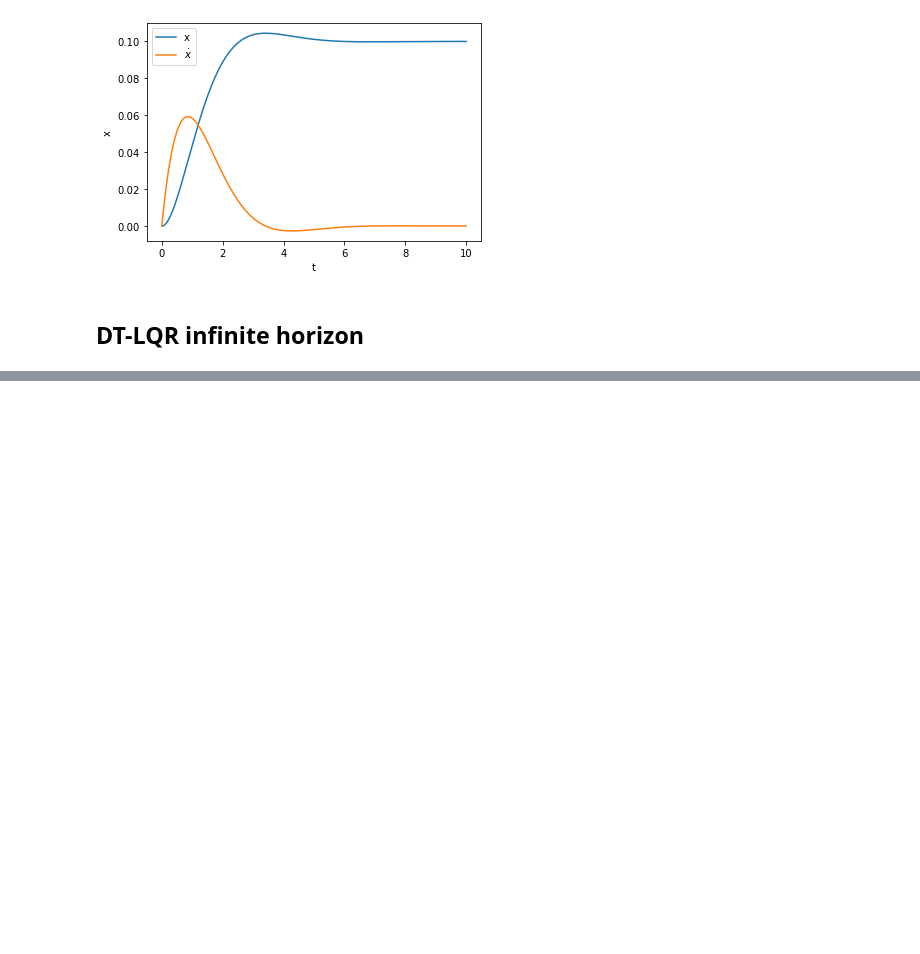
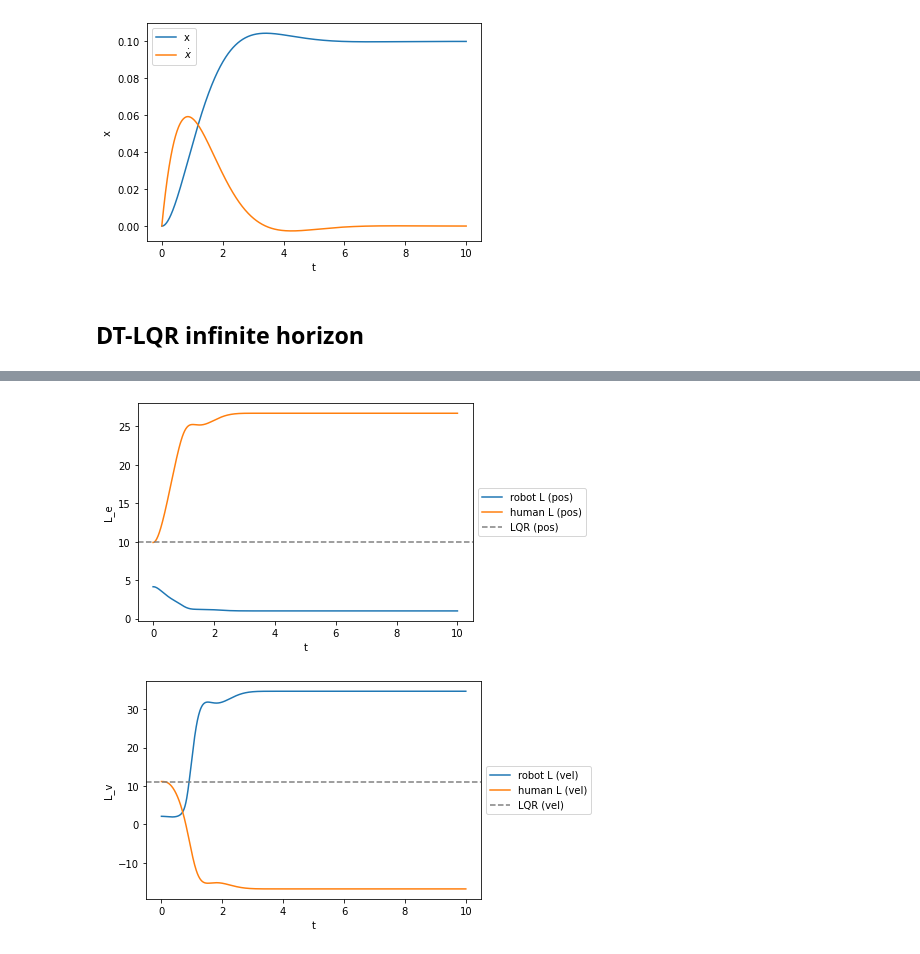
Before and after one commit to hachouuw/546-22Wi-OPT-AC, a Jupyter notebook: Paper_simulations.ipynb, the cells around one changed output, grey strips where cells are left out. Cells and saved outputs as stored; diff of their text form; code cells hidden in the pictures; blank space fills up the shorter version.

```diff
--- a/Paper_simulations.ipynb
+++ b/Paper_simulations.ipynb
@@ -167,0 +349,19 @@ for t in range(int(T/dt)):
+# %%
+plt.plot(t_,L[:,:,0], label= 'robot L (pos)')
+plt.plot(t_,LHh[:,:,0], label= 'human L (pos)')
+plt.axhline(y=K[0,0], color='grey', linestyle='--', label= 'LQR (pos)')
+plt.ylabel('L_e')
+plt.xlabel('t')
+plt.legend(loc='center left', bbox_to_anchor=(1, 0.5))
+plt.show()
+
+plt.plot(t_,L[:,:,1],  label= 'robot L (vel)')
+plt.plot(t_,LHh[:,:,1], label= 'human L (vel)')
+plt.axhline(y=K[0,1], color='grey', linestyle='--', label= 'LQR (vel)')
+plt.ylabel('L_v')
+plt.xlabel('t')
+plt.legend(loc='center left', bbox_to_anchor=(1, 0.5))
+plt.show()
+# %% [output]
+[figure, added]
+[figure, added]
```
Also changed, not shown: parts of 11 cells of this notebook.
